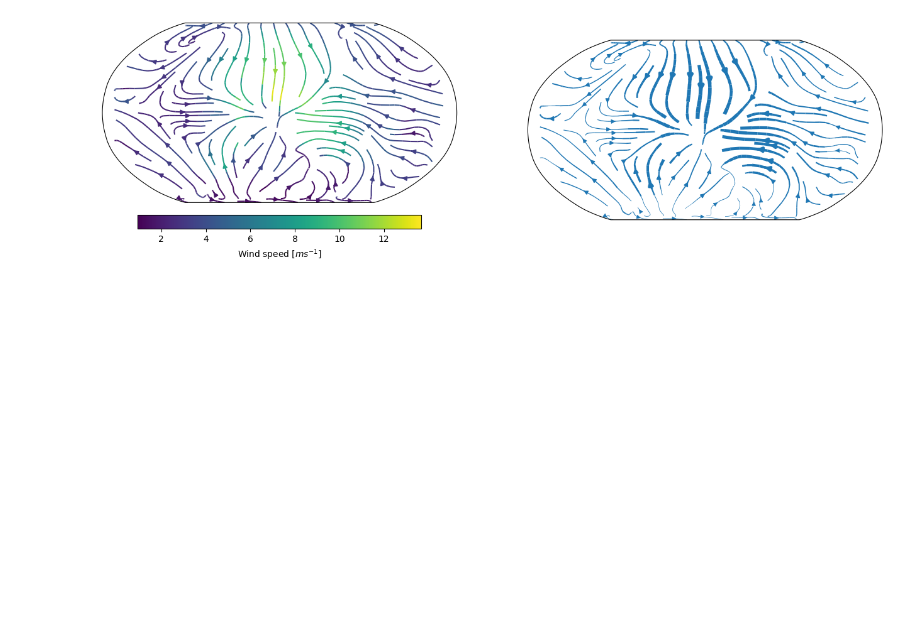
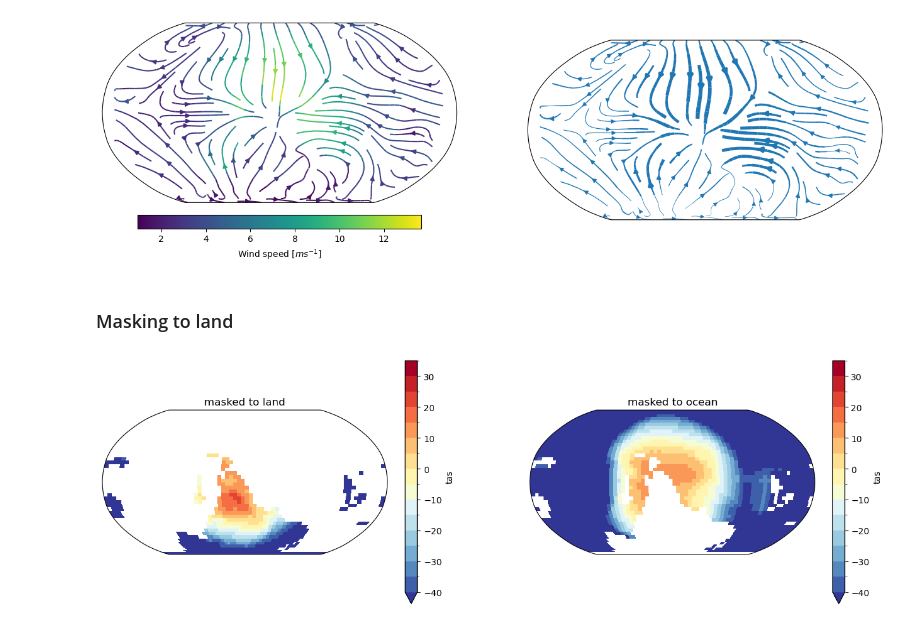
Before and after one commit to hannahwoodward/gcm-plot-examples, a Jupyter notebook: rocke3d/spatial-plot.ipynb, the cells around one changed output. Drawn from its saved outputs; the diff is of its cells as text; code cells hidden in the pictures; blank space fills up the shorter version.

Commit message:
Add topography mask example to spatial plots

```diff
--- a/rocke3d/spatial-plot.ipynb
+++ b/rocke3d/spatial-plot.ipynb
@@ -168,7 +168,9 @@ loader = GcmDataLoaderRocke3d(
     #     'aijk': '../../models/rocke3d/huge_space/{id}/ANN*.aijk{id}.nc',
     #     'aijl': '../../models/rocke3d/huge_space/{id}/ANN*.aijl{id}.nc',
     # }
-    keep_vars=[]
+    keep_vars=[
+        'topog'
+    ]
 )
 
 # Load the data, returning an xarray Dataset
@@ -436,3 +444,50 @@ subfig = plot_streamlines(
 )
 # %% [output]
 [figure]
+# %% [markdown]
+### Masking to land
+# %%
+# Create matplotlib figure with Robinson projection
+# See https://scitools.org.uk/cartopy/docs/v0.15/crs/projections.html
+fig, axs = libs.utils.create_figure(
+    shape=(1, 2), # Figure with 1x1 subfigures
+    height=5,     # Subfigure has height of '5'
+    width=8,      # Subfigure has width of 5
+    projection=ccrs.Robinson(central_longitude=0)
+)
+
+# Store plot kwargs in a variable
+# as they will be re-used in each plot
+plot_kwargs = {
+    'cmap': 'RdYlBu_r',
+    'levels': np.arange(-40, 40, 5),
+    'transform': ccrs.PlateCarree(),
+    'x': 'lon',
+    'y': 'lat'
+}
+
+# Extract surface air temperature and
+# convert from Kelvin to Celsius
+gcm_tas = gcm_slice['tas'] - 273.15
+
+# Mask to land and ocean
+gcm_tas_land = gcm_tas.where(
+    gcm_slice['topog'] > 0
+)
+gcm_tas_ocean = gcm_tas.where(
+    gcm_slice['topog'] == 0
+)
+
+gcm_tas_land.plot(
+    ax=axs[0],
+    **plot_kwargs
+)
+axs[0].set_title('masked to land');
+
+gcm_tas_ocean.plot(
+    ax=axs[1],
+    **plot_kwargs
+)
+axs[1].set_title('masked to ocean');
+# %% [output]
+[figure, added]
```
Also changed, not shown: parts of 3 cells of this notebook.
